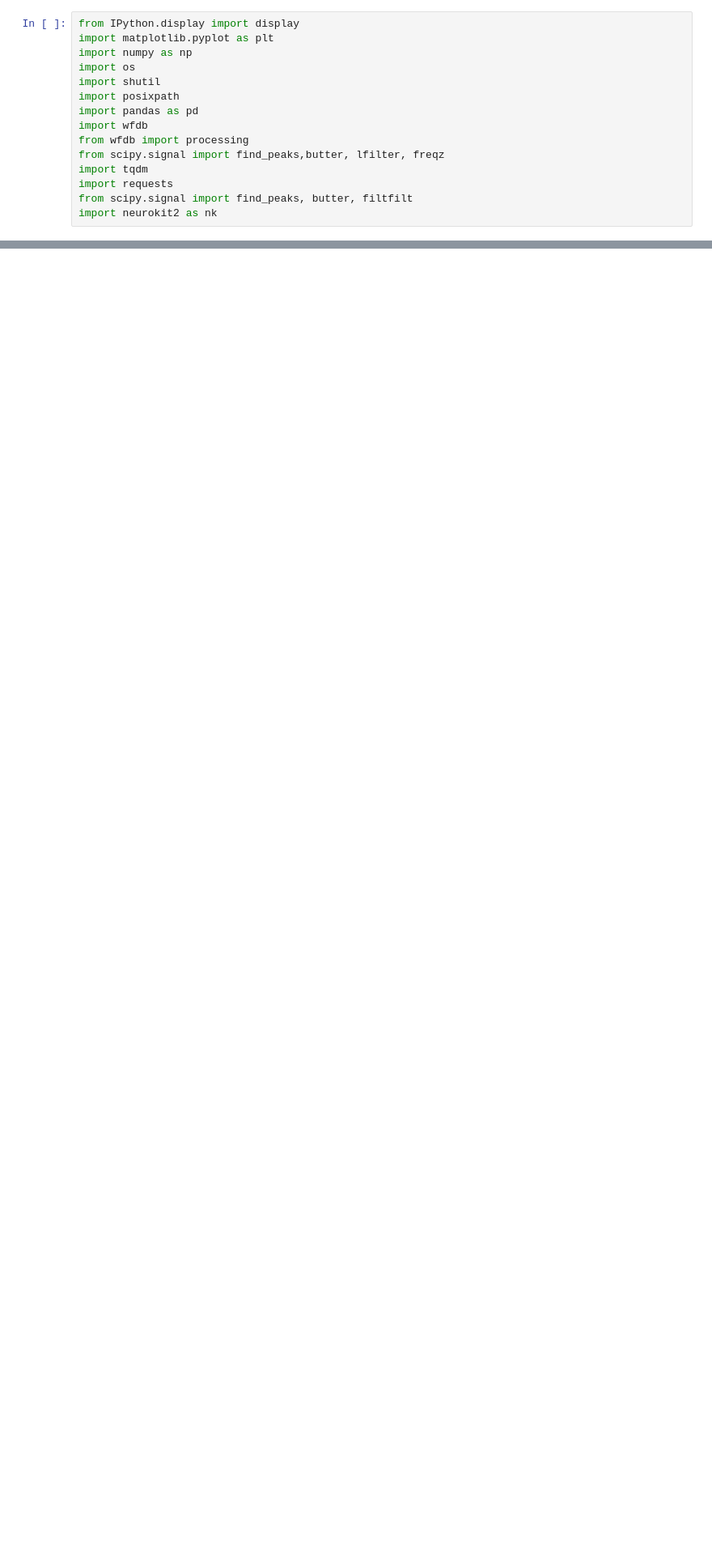
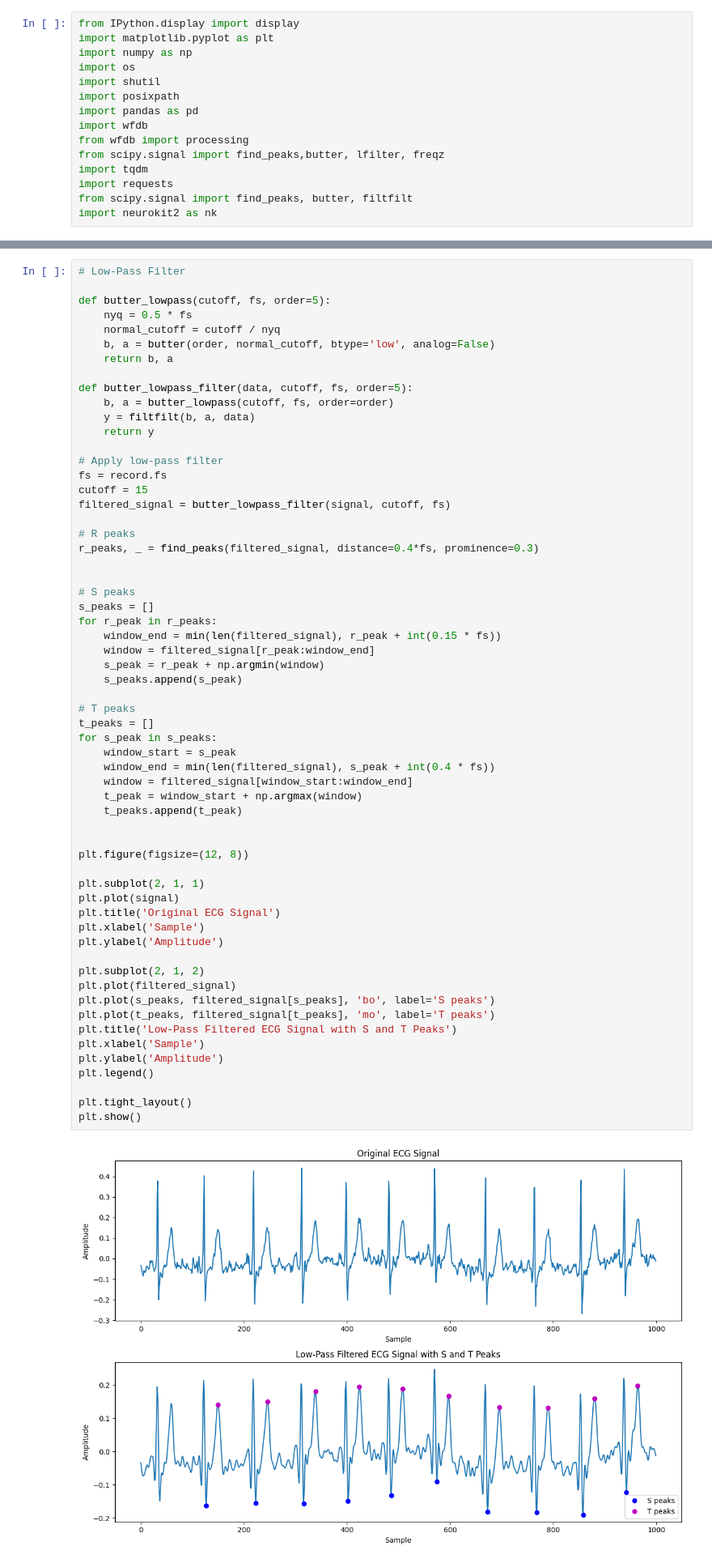
Before and after one commit to AkashDevJay/ECG-Data-Extractor, a Jupyter notebook: loadv3.ipynb, the cells around one changed output, grey strips where cells are left out. Shown at 81% size. Cells and saved outputs as stored; diff of their text form; blank space fills up the shorter version.

```diff
--- a/loadv3.ipynb
+++ b/loadv3.ipynb
@@ -129,0 +81,62 @@ plt.show()
+# %%
+# Low-Pass Filter
+
+def butter_lowpass(cutoff, fs, order=5):
+    nyq = 0.5 * fs
+    normal_cutoff = cutoff / nyq
+    b, a = butter(order, normal_cutoff, btype='low', analog=False)
+    return b, a
+
+def butter_lowpass_filter(data, cutoff, fs, order=5):
+    b, a = butter_lowpass(cutoff, fs, order=order)
+    y = filtfilt(b, a, data)
+    return y
+
+# Apply low-pass filter
+fs = record.fs
+cutoff = 15
+filtered_signal = butter_lowpass_filter(signal, cutoff, fs)
+
+# R peaks
+r_peaks, _ = find_peaks(filtered_signal, distance=0.4*fs, prominence=0.3)
+
+
+# S peaks
+s_peaks = []
+for r_peak in r_peaks:
+    window_end = min(len(filtered_signal), r_peak + int(0.15 * fs))
+    window = filtered_signal[r_peak:window_end]
+    s_peak = r_peak + np.argmin(window)
+    s_peaks.append(s_peak)
+
+# T peaks
+t_peaks = []
+for s_peak in s_peaks:
+    window_start = s_peak
+    window_end = min(len(filtered_signal), s_peak + int(0.4 * fs))
+    window = filtered_signal[window_start:window_end]
+    t_peak = window_start + np.argmax(window)
+    t_peaks.append(t_peak)
+
+
+plt.figure(figsize=(12, 8))
+
+plt.subplot(2, 1, 1)
+plt.plot(signal)
+plt.title('Original ECG Signal')
+plt.xlabel('Sample')
+plt.ylabel('Amplitude')
+
+plt.subplot(2, 1, 2)
+plt.plot(filtered_signal)
+plt.plot(s_peaks, filtered_signal[s_peaks], 'bo', label='S peaks')
+plt.plot(t_peaks, filtered_signal[t_peaks], 'mo', label='T peaks')
+plt.title('Low-Pass Filtered ECG Signal with S and T Peaks')
+plt.xlabel('Sample')
+plt.ylabel('Amplitude')
+plt.legend()
+
+plt.tight_layout()
+plt.show()
+# %% [output]
+[figure, added]
```
Also changed, not shown: parts of 3 cells of this notebook.
